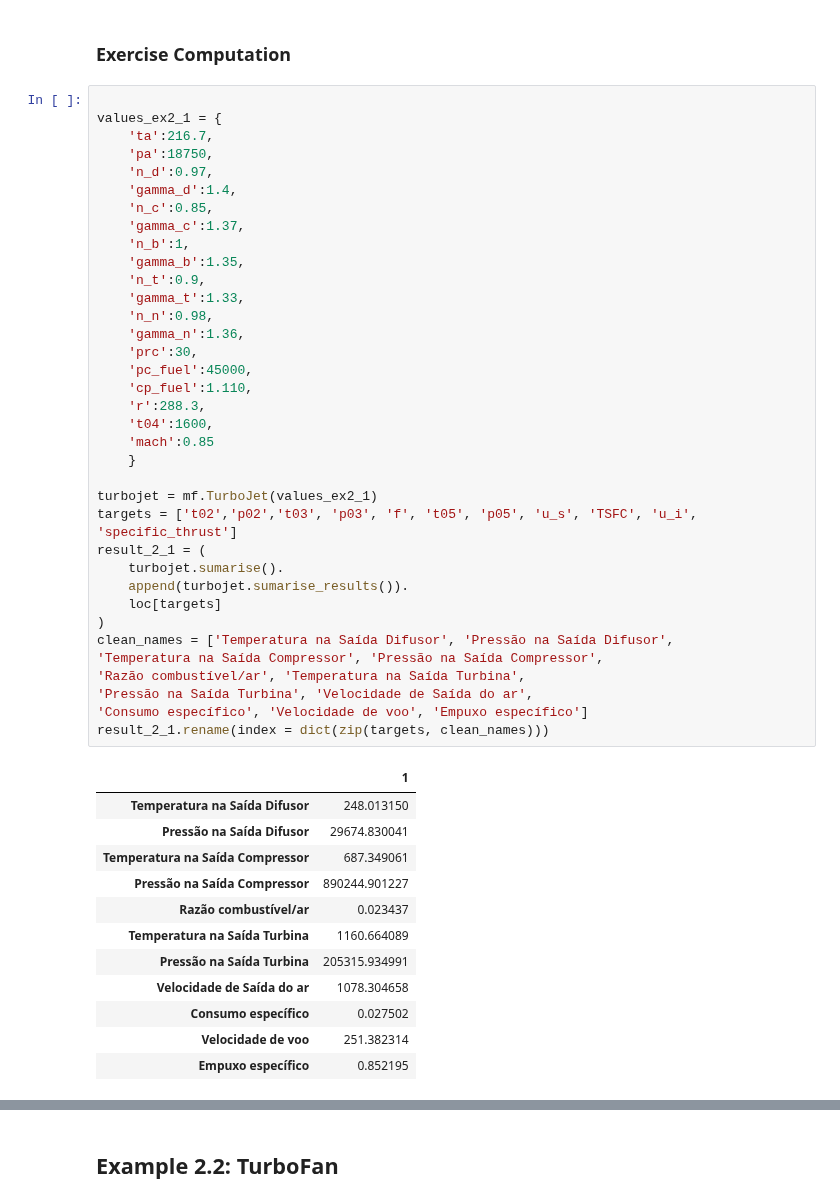
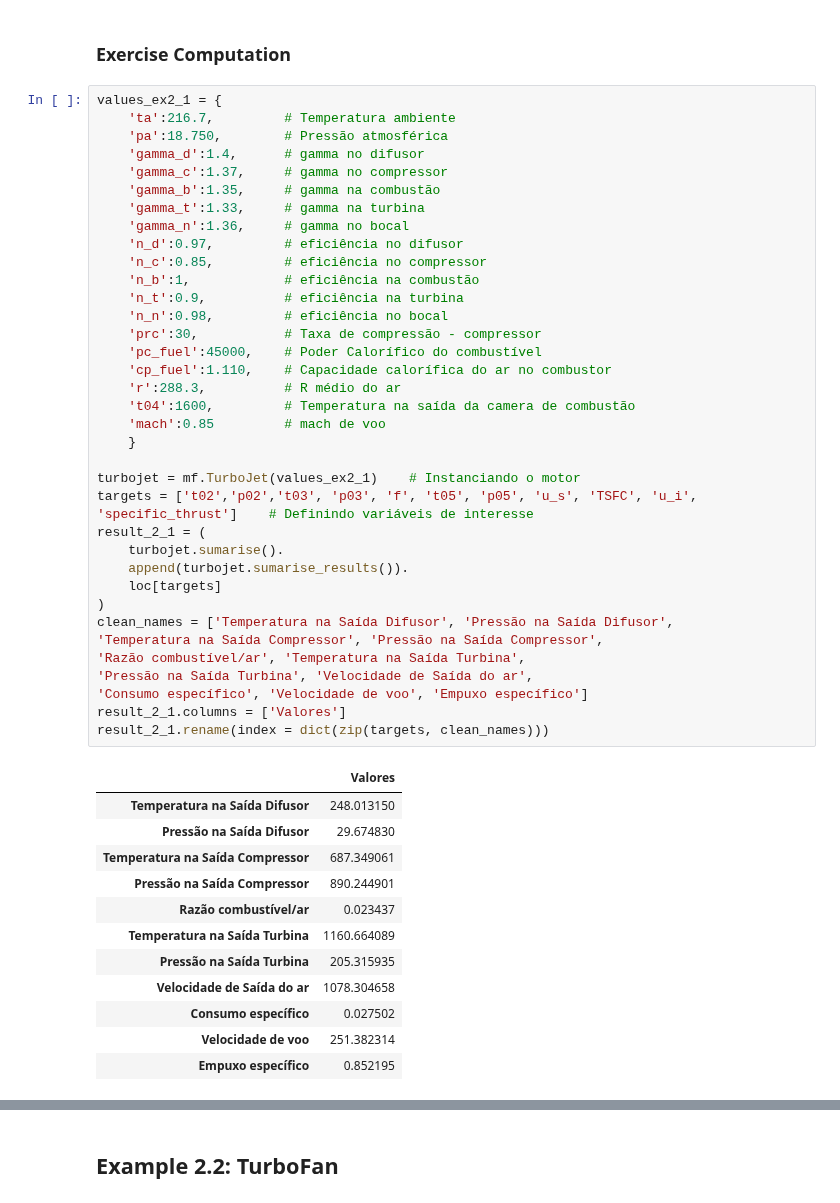
Before and after one commit to jonasdegrave/gas-turbine, a Jupyter notebook: caderno_curso_examplos.ipynb, the cells around one changed output, grey strips where cells are left out. Cells and saved outputs as stored; diff of their text form.

```diff
--- a/caderno_curso_examplos.ipynb
+++ b/caderno_curso_examplos.ipynb
@@ -36,50 +40,50 @@ Operating Parameters:
 # %% [markdown]
 ### Exercise Computation
 # %%
-
 values_ex2_1 = {
-    'ta':216.7,
-    'pa':18750,
-    'n_d':0.97,
-    'gamma_d':1.4,
-    'n_c':0.85,
-    'gamma_c':1.37,
-    'n_b':1,
-    'gamma_b':1.35,
-    'n_t':0.9,
-    'gamma_t':1.33,
-    'n_n':0.98,
-    'gamma_n':1.36,
-    'prc':30,
-    'pc_fuel':45000,
-    'cp_fuel':1.110,
-    'r':288.3,
-    't04':1600,
-    'mach':0.85
+    'ta':216.7,         # Temperatura ambiente
+    'pa':18.750,        # Pressão atmosférica
+    'gamma_d':1.4,      # gamma no difusor
+    'gamma_c':1.37,     # gamma no compressor
+    'gamma_b':1.35,     # gamma na combustão
+    'gamma_t':1.33,     # gamma na turbina
+    'gamma_n':1.36,     # gamma no bocal
+    'n_d':0.97,         # eficiência no difusor
+    'n_c':0.85,         # eficiência no compressor
+    'n_b':1,            # eficiência na combustão
+    'n_t':0.9,          # eficiência na turbina
+    'n_n':0.98,         # eficiência no bocal
+    'prc':30,           # Taxa de compressão - compressor
+    'pc_fuel':45000,    # Poder Calorífico do combustível
+    'cp_fuel':1.110,    # Capacidade calorífica do ar no combustor
+    'r':288.3,          # R médio do ar
+    't04':1600,         # Temperatura na saída da camera de combustão
+    'mach':0.85         # mach de voo
     }
 
-turbojet = mf.TurboJet(values_ex2_1)
-targets = ['t02','p02','t03', 'p03', 'f', 't05', 'p05', 'u_s', 'TSFC', 'u_i', 'specific_thrust']
+turbojet = mf.TurboJet(values_ex2_1)    # Instanciando o motor
+targets = ['t02','p02','t03', 'p03', 'f', 't05', 'p05', 'u_s', 'TSFC', 'u_i', 'specific_thrust']    # Definindo variáveis de interesse
 result_2_1 = (
     turbojet.sumarise().
     append(turbojet.sumarise_results()).
     loc[targets]
 )
 clean_names = ['Temperatura na Saída Difusor', 'Pressão na Saída Difusor',
 'Temperatura na Saída Compressor', 'Pressão na Saída Compressor',
 'Razão combustível/ar', 'Temperatura na Saída Turbina',
 'Pressão na Saída Turbina', 'Velocidade de Saída do ar',
 'Consumo específico', 'Velocidade de voo', 'Empuxo específico']
+result_2_1.columns = ['Valores']
 result_2_1.rename(index = dict(zip(targets, clean_names)))
 # %% [output]
-|  | 1 |
+|  | Valores |
 | Temperatura na Saída Difusor | 248.013150 |
-| Pressão na Saída Difusor | 29674.830041 |
+| Pressão na Saída Difusor | 29.674830 |
 | Temperatura na Saída Compressor | 687.349061 |
-| Pressão na Saída Compressor | 890244.901227 |
+| Pressão na Saída Compressor | 890.244901 |
 | Razão combustível/ar | 0.023437 |
 | Temperatura na Saída Turbina | 1160.664089 |
-| Pressão na Saída Turbina | 205315.934991 |
+| Pressão na Saída Turbina | 205.315935 |
 | Velocidade de Saída do ar | 1078.304658 |
 | Consumo específico | 0.027502 |
 | Velocidade de voo | 251.382314 |
```
Also changed, not shown: parts of 5 cells of this notebook.
